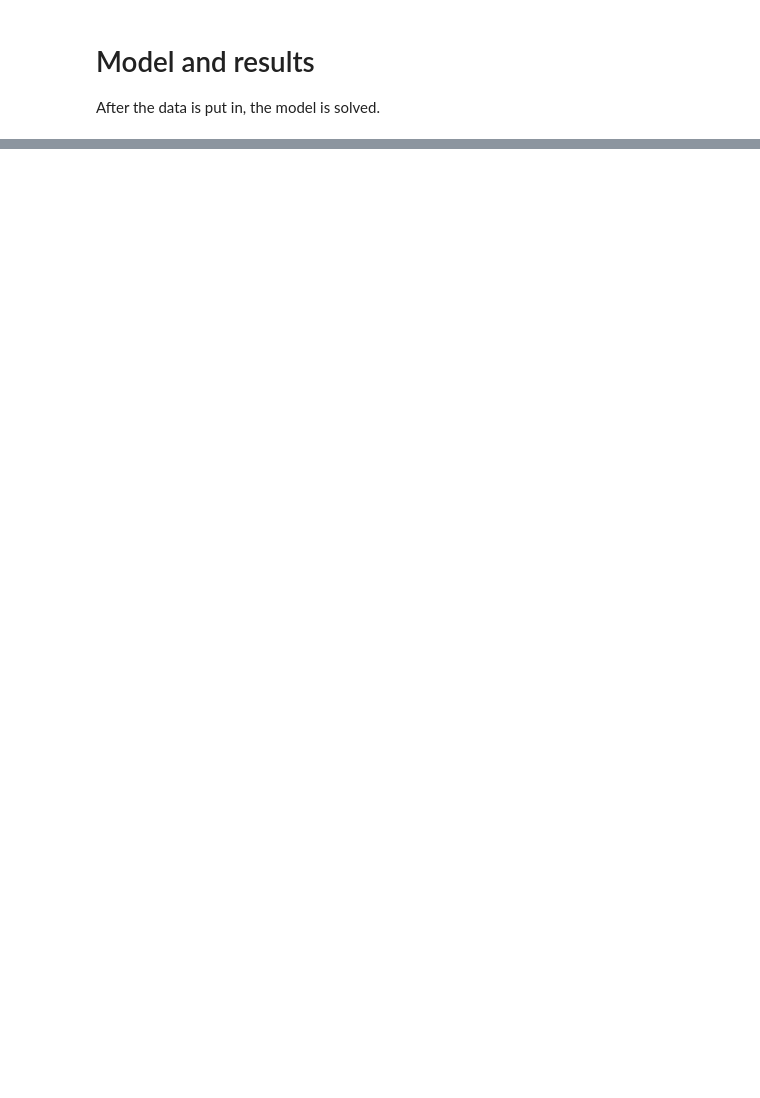
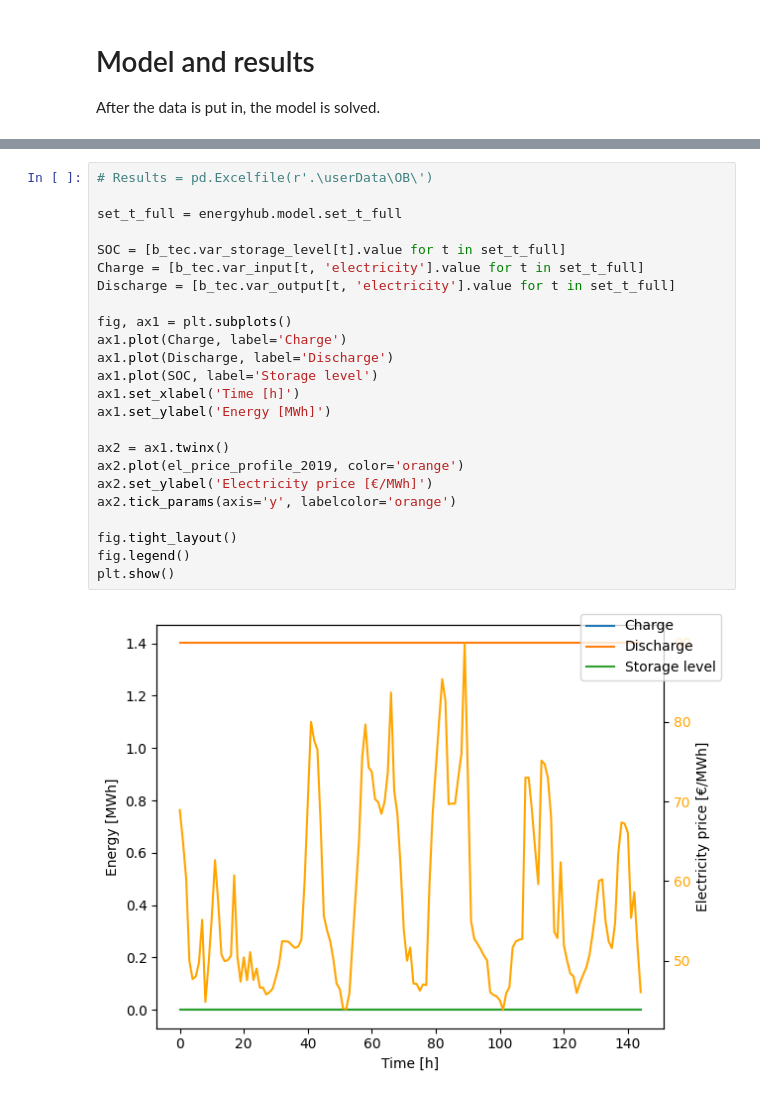
Before and after one commit to UU-ER/AdOpT-NET0, a Jupyter notebook: OceanBatteryDemonstration.ipynb, the cells around one changed output, grey strips where cells are left out. Drawn from its saved outputs; the diff is of its cells as text; blank space fills up the shorter version.

```diff
--- a/OceanBatteryDemonstration.ipynb
+++ b/OceanBatteryDemonstration.ipynb
@@ -111,0 +139,26 @@ NameError: name 'b_tec' is not defined
+# %%
+# Results = pd.Excelfile(r'.\userData\OB\')
+
+set_t_full = energyhub.model.set_t_full
+
+SOC = [b_tec.var_storage_level[t].value for t in set_t_full]
+Charge = [b_tec.var_input[t, 'electricity'].value for t in set_t_full]
+Discharge = [b_tec.var_output[t, 'electricity'].value for t in set_t_full]
+
+fig, ax1 = plt.subplots()
+ax1.plot(Charge, label='Charge')
+ax1.plot(Discharge, label='Discharge')
+ax1.plot(SOC, label='Storage level')
+ax1.set_xlabel('Time [h]')
+ax1.set_ylabel('Energy [MWh]')
+
+ax2 = ax1.twinx()
+ax2.plot(el_price_profile_2019, color='orange')
+ax2.set_ylabel('Electricity price [€/MWh]')
+ax2.tick_params(axis='y', labelcolor='orange')
+
+fig.tight_layout()
+fig.legend()
+plt.show()
+# %% [output]
+[figure, added]
```
Also changed, not shown: parts of 7 cells of this notebook.
